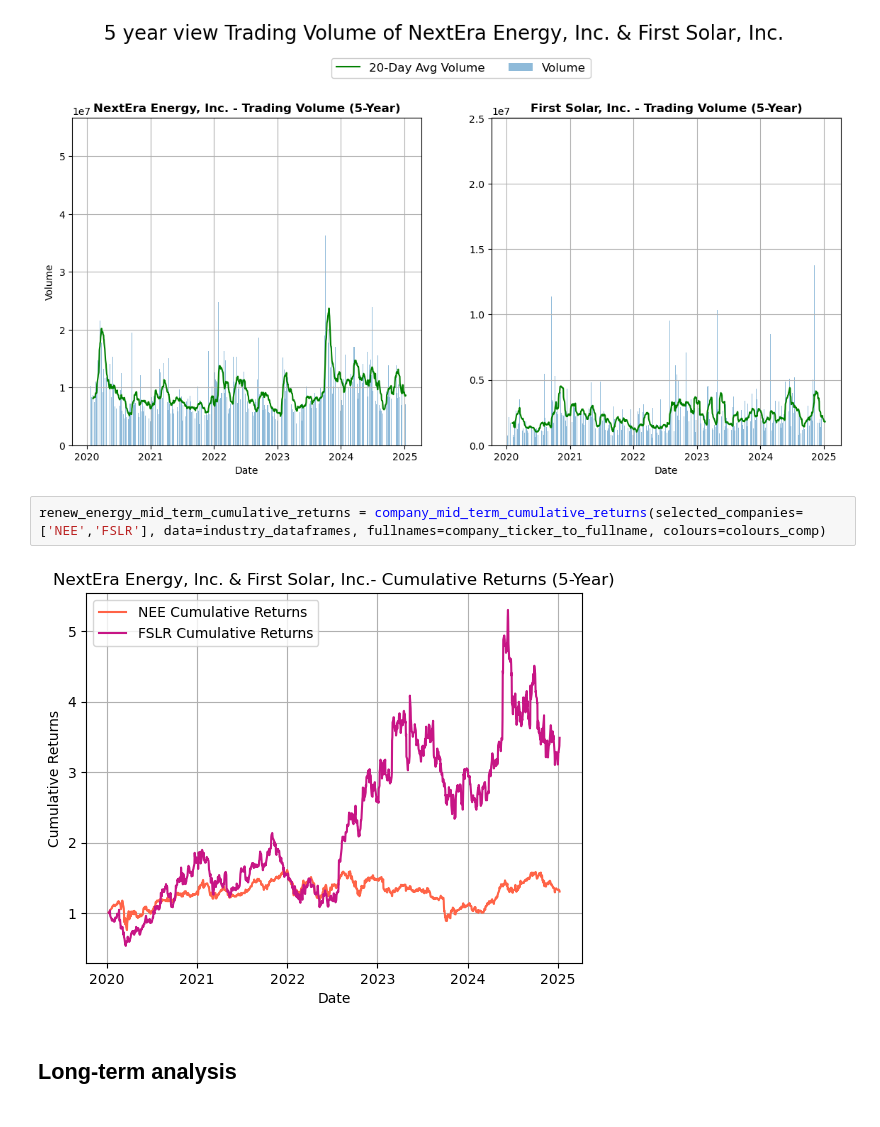
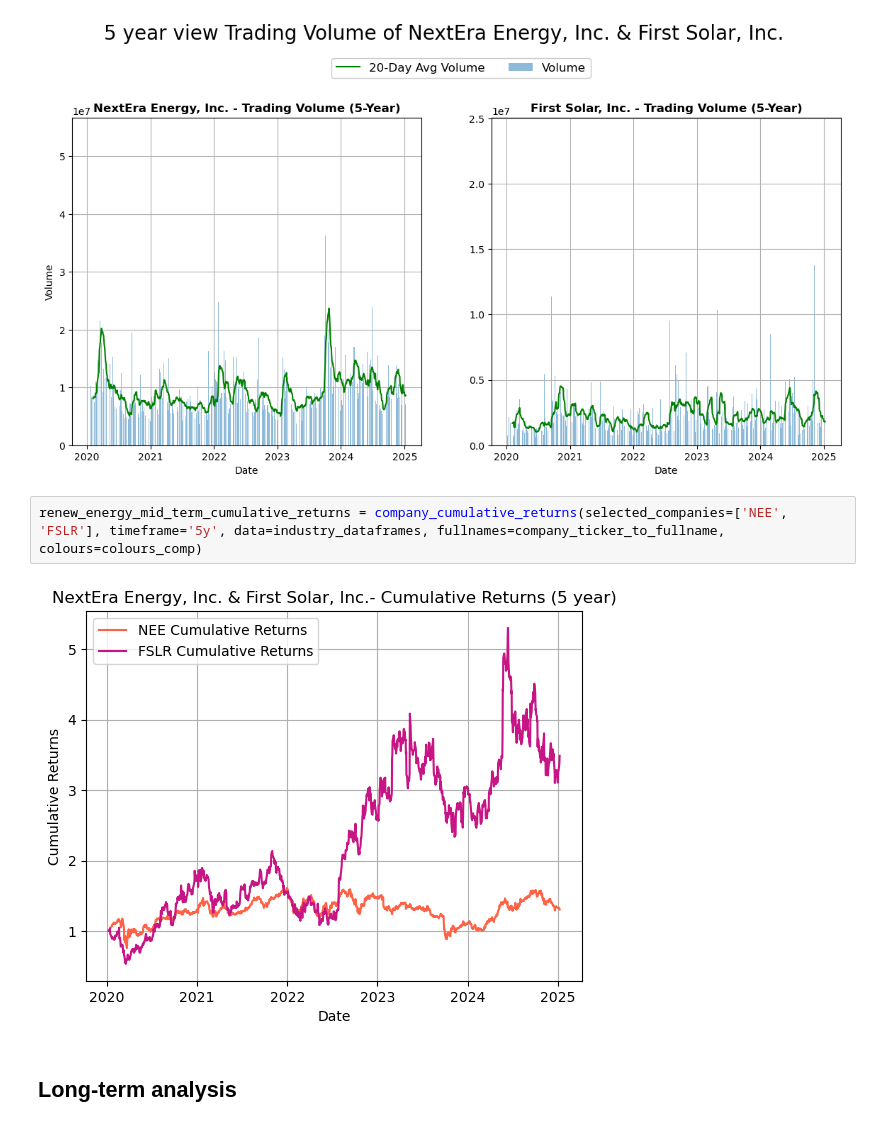
Before and after one commit to Ange-Dvs/PFDA-project, a Jupyter notebook: stocks.ipynb, the cells around one changed output. Saved outputs shown, nothing was run; the diff lists cells and outputs as text.

Commit message:
Function to show mid term cumulative returns on company level refactored to be able to be used for mid and long term plots

```diff
--- a/stocks.ipynb
+++ b/stocks.ipynb
@@ -330,8 +330,8 @@ renew_energy_mid_term_trading_volume = company_mid_term_trading_volume_plots(sel
 # %% [output]
 [figure]
 # %%
-renew_energy_mid_term_cumulative_returns = company_mid_term_cumulative_returns(selected_companies=['NEE','FSLR'], data=industry_dataframes, fullnames=company_ticker_to_fullname, colours=colours_comp)
+renew_energy_mid_term_cumulative_returns = company_cumulative_returns(selected_companies=['NEE', 'FSLR'], timeframe='5y', data=industry_dataframes, fullnames=company_ticker_to_fullname, colours=colours_comp)
 # %% [output]
-[figure, old version]
+[figure, new version]
 # %% [markdown]
 ## Long-term analysis
```
Also changed, not shown: parts of 5 cells of this notebook, 5 other files.
